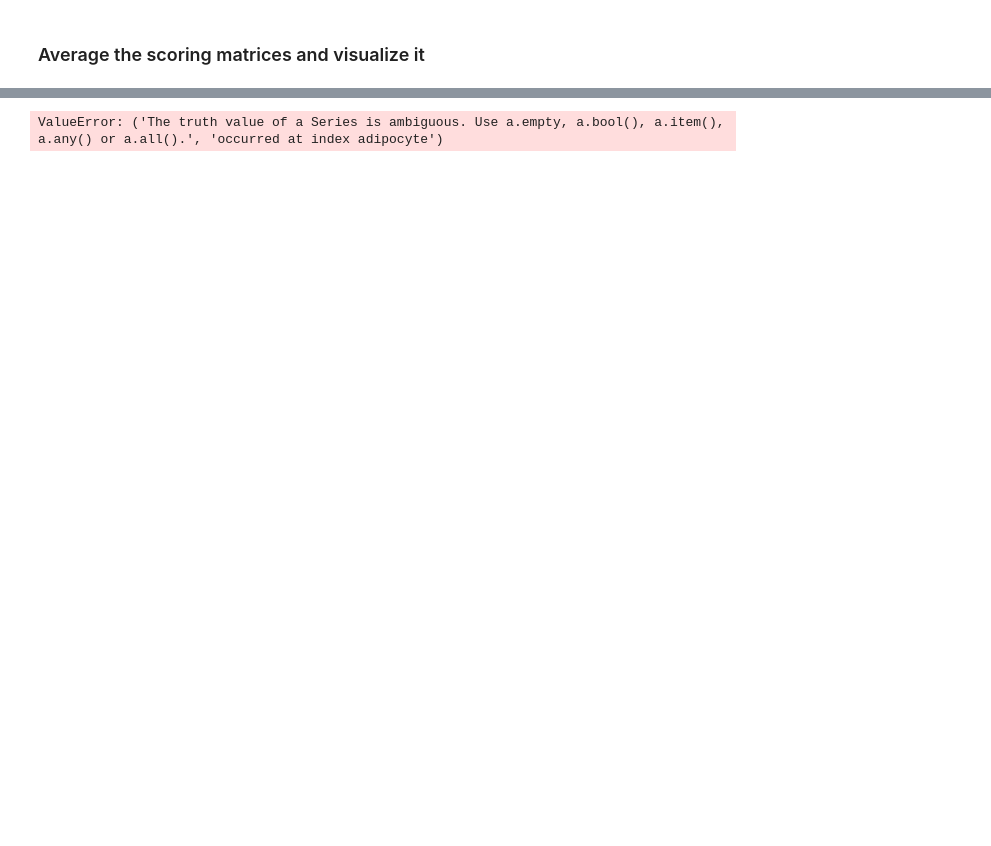
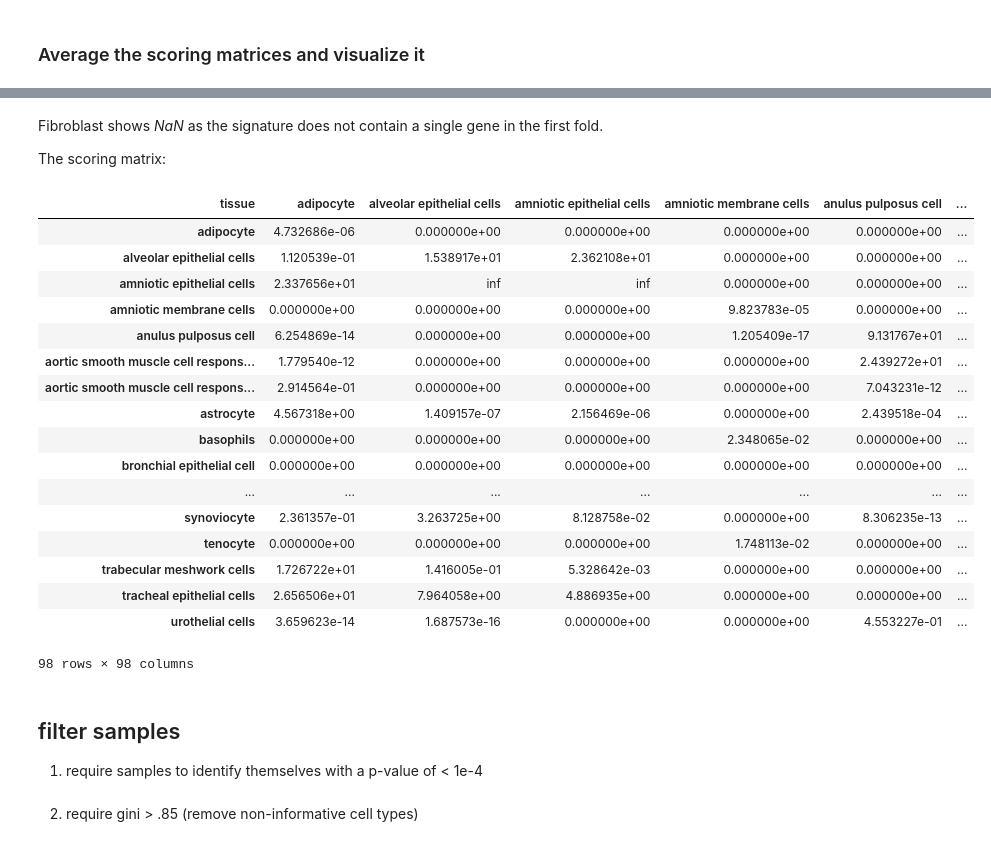
Before and after one commit to grst/fantom5-sig, a Jupyter notebook: notebooks/08_signature_crossvalidation.ipynb, the cells around one changed output, grey strips where cells are left out. Cells and saved outputs as stored; diff of their text form; code cells hidden in the pictures; blank space fills up the shorter version.

```diff
--- a/notebooks/08_signature_crossvalidation.ipynb
+++ b/notebooks/08_signature_crossvalidation.ipynb
@@ -77,0 +79,29 @@ ax.set_xlabel("mean of samples")
+# %% [markdown]
+Fibroblast shows *NaN* as the signature does not contain a single gene in the first fold.
+
+The scoring matrix:
+# %%
+pd.set_option('display.max_rows', 100)
+avg
+# %% [output]
+| tissue | adipocyte | alveolar epithelial cells | amniotic epithelial cells | amniotic membrane cells | anulus pulposus cell | ... |
+| adipocyte | 4.732686e-06 | 0.000000e+00 | 0.000000e+00 | 0.000000e+00 | 0.000000e+00 | ... |
+| alveolar epithelial cells | 1.120539e-01 | 1.538917e+01 | 2.362108e+01 | 0.000000e+00 | 0.000000e+00 | ... |
+| amniotic epithelial cells | 2.337656e+01 | inf | inf | 0.000000e+00 | 0.000000e+00 | ... |
+| amniotic membrane cells | 0.000000e+00 | 0.000000e+00 | 0.000000e+00 | 9.823783e-05 | 0.000000e+00 | ... |
+| anulus pulposus cell | 6.254869e-14 | 0.000000e+00 | 0.000000e+00 | 1.205409e-17 | 9.131767e+01 | ... |
+| aortic smooth muscle cell respons... | 1.779540e-12 | 0.000000e+00 | 0.000000e+00 | 0.000000e+00 | 2.439272e+01 | ... |
+| aortic smooth muscle cell respons... | 2.914564e-01 | 0.000000e+00 | 0.000000e+00 | 0.000000e+00 | 7.043231e-12 | ... |
+| astrocyte | 4.567318e+00 | 1.409157e-07 | 2.156469e-06 | 0.000000e+00 | 2.439518e-04 | ... |
+| basophils | 0.000000e+00 | 0.000000e+00 | 0.000000e+00 | 2.348065e-02 | 0.000000e+00 | ... |
+| bronchial epithelial cell | 0.000000e+00 | 0.000000e+00 | 0.000000e+00 | 0.000000e+00 | 0.000000e+00 | ... |
+| ... | ... | ... | ... | ... | ... | ... |
+| synoviocyte | 2.361357e-01 | 3.263725e+00 | 8.128758e-02 | 0.000000e+00 | 8.306235e-13 | ... |
+| tenocyte | 0.000000e+00 | 0.000000e+00 | 0.000000e+00 | 1.748113e-02 | 0.000000e+00 | ... |
+| trabecular meshwork cells | 1.726722e+01 | 1.416005e-01 | 5.328642e-03 | 0.000000e+00 | 0.000000e+00 | ... |
+| tracheal epithelial cells | 2.656506e+01 | 7.964058e+00 | 4.886935e+00 | 0.000000e+00 | 0.000000e+00 | ... |
+| urothelial cells | 3.659623e-14 | 1.687573e-16 | 0.000000e+00 | 0.000000e+00 | 4.553227e-01 | ... |
+98 rows × 98 columns
+# %% [markdown]
+## filter samples
+1) require samples to identify themselves with a p-value of < 1e-4
@@ -78,5 +112,4 @@ ax.set_xlabel("mean of samples")
+# %% [markdown]
+2) require gini > .85 (remove non-informative cell types)
 # %%
-with pd.option_context('display.max_rows', None, 'display.max_columns', 3):
-    print(avg.apply(lambda x: 100 if x == float('inf') else x).apply(gini, axis=1))
+avg_fil = avg_fil[avg_fil.applymap(lambda x: 100 if x > 100 else x).apply(gini, axis=1) > .85]
-# %% [output]
-ValueError: ('The truth value of a Series is ambiguous. Use a.empty, a.bool(), a.item(), a.any() or a.all().', 'occurred at index adipocyte')
```
Also changed, not shown: parts of 29 cells of this notebook, 2 other files.
